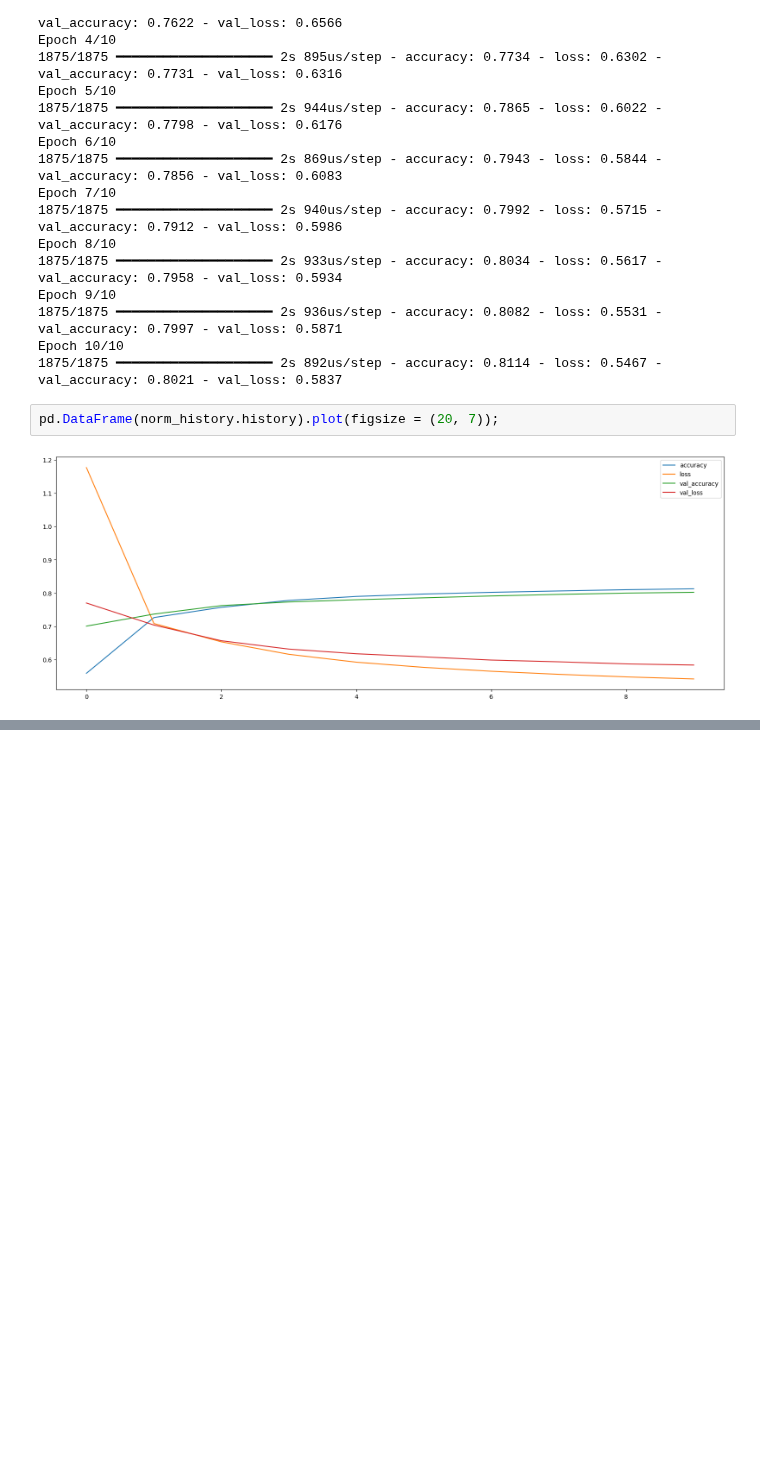
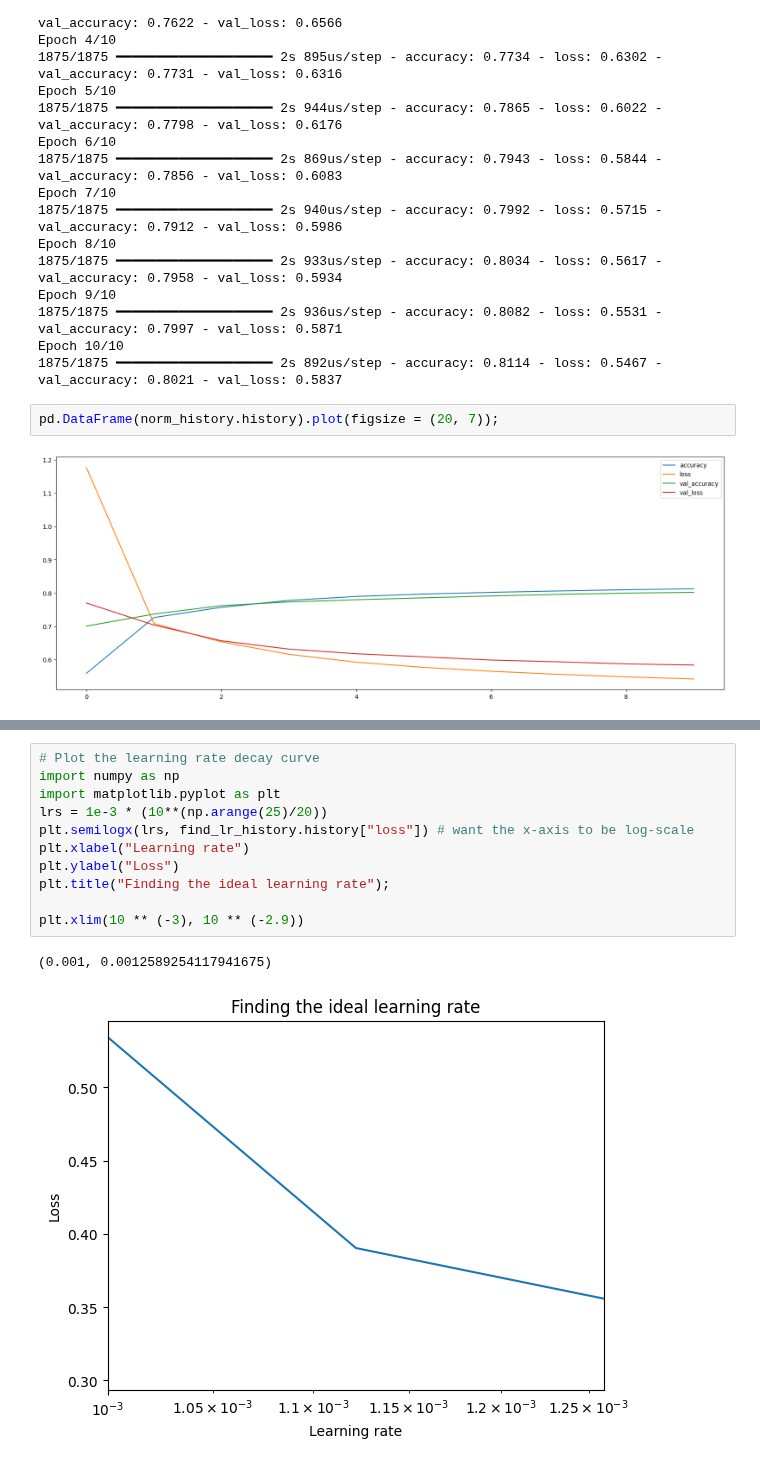
Before and after one commit to akshat-shethia/Deep_Learning, a Jupyter notebook: TensorFlow_For_Deep_Learning/My_02_neural_network_classification_in_tensorflow_Fashion_MNSIT.ipynb, the cells around one changed output, grey strips where cells are left out. Drawn from its saved outputs; the diff is of its cells as text; blank space fills up the shorter version.

```diff
--- a/TensorFlow_For_Deep_Learning/My_02_neural_network_classification_in_tensorflow_Fashion_MNSIT.ipynb
+++ b/TensorFlow_For_Deep_Learning/My_02_neural_network_classification_in_tensorflow_Fashion_MNSIT.ipynb
@@ -201,0 +250,14 @@ pd.DataFrame(norm_history.history).plot(figsize = (20, 7));
+# %%
+# Plot the learning rate decay curve
+import numpy as np
+import matplotlib.pyplot as plt
+lrs = 1e-3 * (10**(np.arange(25)/20))
+plt.semilogx(lrs, find_lr_history.history["loss"]) # want the x-axis to be log-scale
+plt.xlabel("Learning rate")
+plt.ylabel("Loss")
+plt.title("Finding the ideal learning rate");
+
+plt.xlim(10 ** (-3), 10 ** (-2.9))
+# %% [output]
+(0.001, 0.0012589254117941675)
+[figure, added]
```
Also changed, not shown: parts of 5 cells of this notebook, 1 other file.
